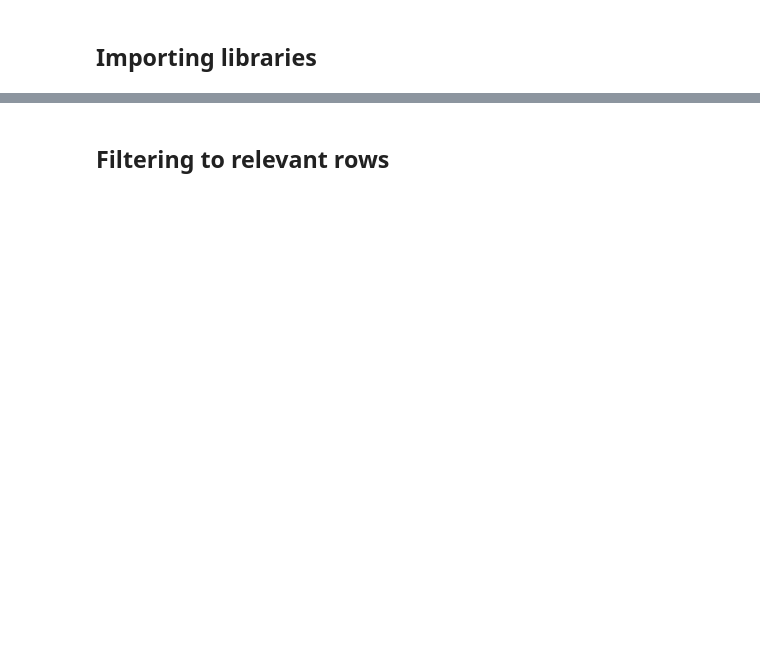
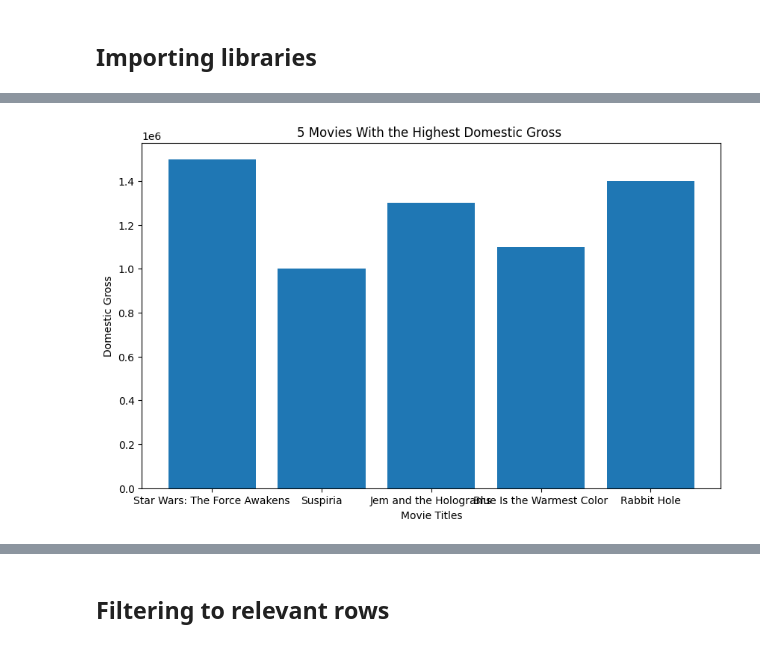
Before and after one commit to levine01/Movie-Analysis, a Jupyter notebook: index.ipynb, the cells around one changed output, grey strips where cells are left out. Saved outputs shown, nothing was run; the diff lists cells and outputs as text; code cells hidden in the pictures; blank space fills up the shorter version.

```diff
--- a/index.ipynb
+++ b/index.ipynb
@@ -81,0 +198,10 @@ new_gross_df
+# %%
+# checking for duplicated rows in gross_df
+duplicate_rows = gross_df.duplicated()
+
+# Remove duplicate rows
+gross_df = gross_df.drop_duplicates()
+# %%
+#lets now drop the missing values in gross df
+gross_df = gross_df.dropna(subset=['domestic_gross', 'studio', 'foreign_gross'])
+gross_df
@@ -81,0 +362,4 @@ new_gross_df
+# %%
+#finding movies with the highest domestic gross
+new_gross_df = new_gross_df.sort_values(by='domestic_gross', ascending=False)
+new_gross_df.head(10)
@@ -81,0 +378,4 @@ new_gross_df
+# %%
+# finding movies with least domestic gross
+new_gross_df = new_gross_df.sort_values(by='domestic_gross', ascending=False)
+new_gross_df.tail(10)
@@ -81,0 +394,26 @@ new_gross_df
+# %%
+#getting the top five domestic gross profit that was accrued
+top_domestic_gross = new_gross_df['domestic_gross'].value_counts().head(5).index.tolist()
+top_domestic_gross
+
+#getting the best movie titles that had highest domestic gross
+top_title = new_gross_df['title'].value_counts().head(5).index.tolist()
+top_title
+
+#plotting title vs domestic gross in gross csv
+bar_chart_title = '5 Movies With the Highest Domestic Gross '
+bar_chart_movie_label = 'Movie Titles'
+bar_chart_count_label = 'Domestic Gross'
+
+plot_movie_analysis, ax = plt.subplots(figsize =(10,6))
+
+plt.bar(top_title, top_domestic_gross)
+
+#adding title to labels
+plt.title(bar_chart_title)
+plt.xlabel(bar_chart_movie_label)
+plt.ylabel(bar_chart_count_label)
+
+plt.show()
+# %% [output]
+[figure, added]
```
Also changed, not shown: parts of 63 cells of this notebook, 1 other file.
